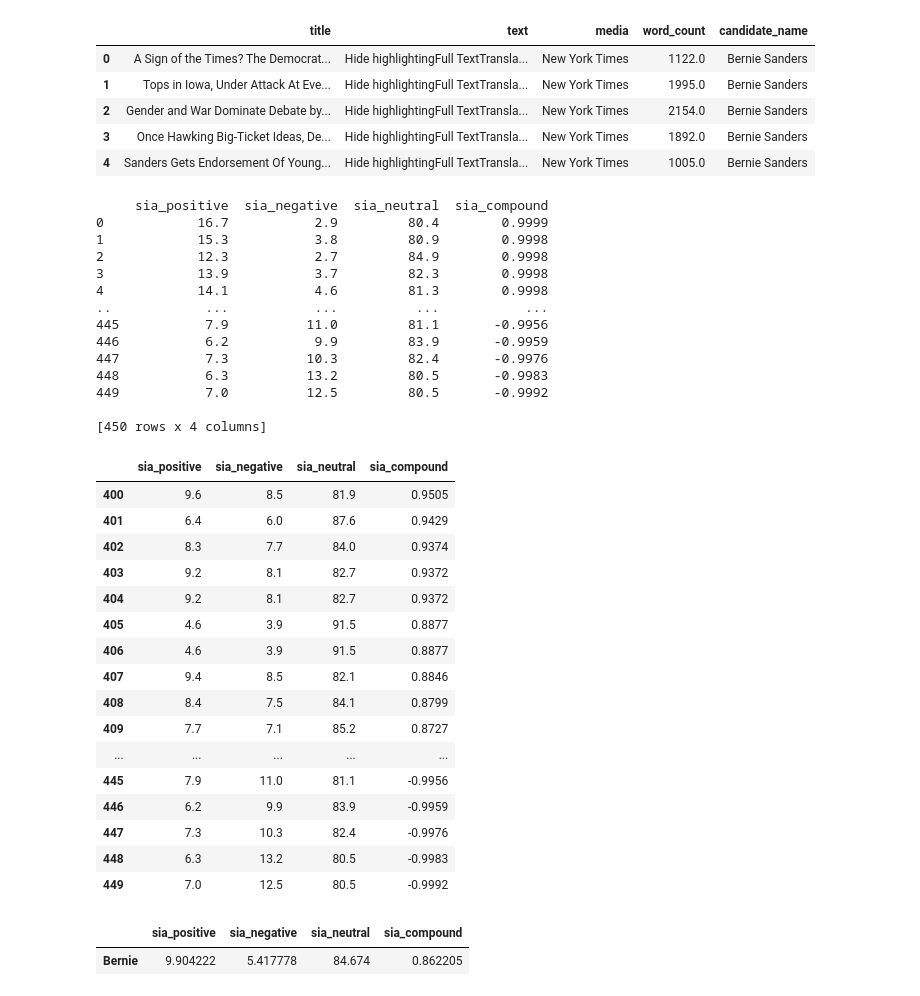
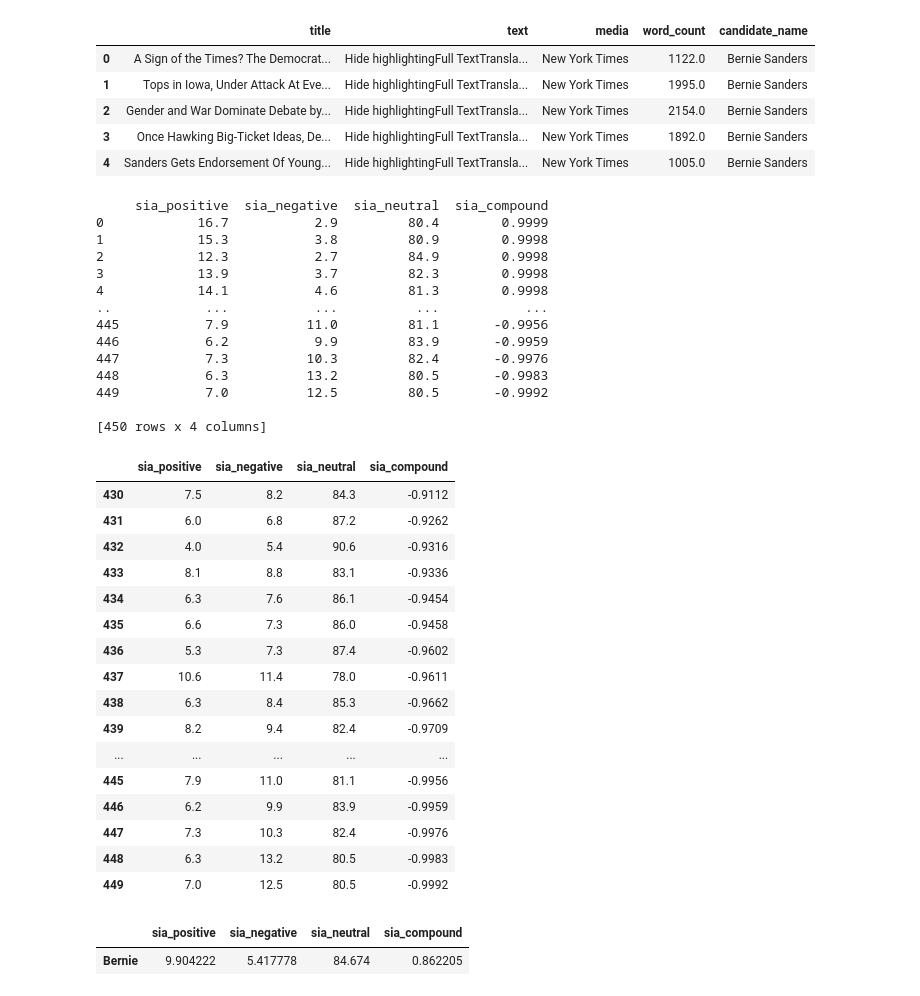
Before and after one commit to wzeng96/NLP_The-2020-Presidential-Race, a Jupyter notebook: Wenyu_SIA.ipynb, the cells around one changed output. Cells and saved outputs as stored; diff of their text form; code cells hidden in the pictures.

```diff
--- a/Wenyu_SIA.ipynb
+++ b/Wenyu_SIA.ipynb
@@ -55,36 +55,36 @@ for i in bernie['text']:
 # %%
 # See the results
 bernie_table = pd.DataFrame(bernie_table)
 bernie_table=bernie_table.sort_values(by='sia_compound' , ascending=False).reset_index(drop=True)
 
 print(bernie_table)
-bernie_table.tail(50)
+bernie_table.tail(20)
 # %% [output]
      sia_positive  sia_negative  sia_neutral  sia_compound
 0            16.7           2.9         80.4        0.9999
 1            15.3           3.8         80.9        0.9998
 2            12.3           2.7         84.9        0.9998
 3            13.9           3.7         82.3        0.9998
 4            14.1           4.6         81.3        0.9998
 ..            ...           ...          ...           ...
 445           7.9          11.0         81.1       -0.9956
 446           6.2           9.9         83.9       -0.9959
 447           7.3          10.3         82.4       -0.9976
 448           6.3          13.2         80.5       -0.9983
 449           7.0          12.5         80.5       -0.9992
 
 [450 rows x 4 columns]
 |  | sia_positive | sia_negative | sia_neutral | sia_compound |
-| 400 | 9.6 | 8.5 | 81.9 | 0.9505 |
-| 401 | 6.4 | 6.0 | 87.6 | 0.9429 |
-| 402 | 8.3 | 7.7 | 84.0 | 0.9374 |
-| 403 | 9.2 | 8.1 | 82.7 | 0.9372 |
-| 404 | 9.2 | 8.1 | 82.7 | 0.9372 |
-| 405 | 4.6 | 3.9 | 91.5 | 0.8877 |
-| 406 | 4.6 | 3.9 | 91.5 | 0.8877 |
-| 407 | 9.4 | 8.5 | 82.1 | 0.8846 |
-| 408 | 8.4 | 7.5 | 84.1 | 0.8799 |
-| 409 | 7.7 | 7.1 | 85.2 | 0.8727 |
+| 430 | 7.5 | 8.2 | 84.3 | -0.9112 |
+| 431 | 6.0 | 6.8 | 87.2 | -0.9262 |
+| 432 | 4.0 | 5.4 | 90.6 | -0.9316 |
+| 433 | 8.1 | 8.8 | 83.1 | -0.9336 |
+| 434 | 6.3 | 7.6 | 86.1 | -0.9454 |
+| 435 | 6.6 | 7.3 | 86.0 | -0.9458 |
+| 436 | 5.3 | 7.3 | 87.4 | -0.9602 |
+| 437 | 10.6 | 11.4 | 78.0 | -0.9611 |
+| 438 | 6.3 | 8.4 | 85.3 | -0.9662 |
+| 439 | 8.2 | 9.4 | 82.4 | -0.9709 |
 | ... | ... | ... | ... | ... |
 | 445 | 7.9 | 11.0 | 81.1 | -0.9956 |
 | 446 | 6.2 | 9.9 | 83.9 | -0.9959 |
```
Also changed, not shown: parts of 3 cells of this notebook.
